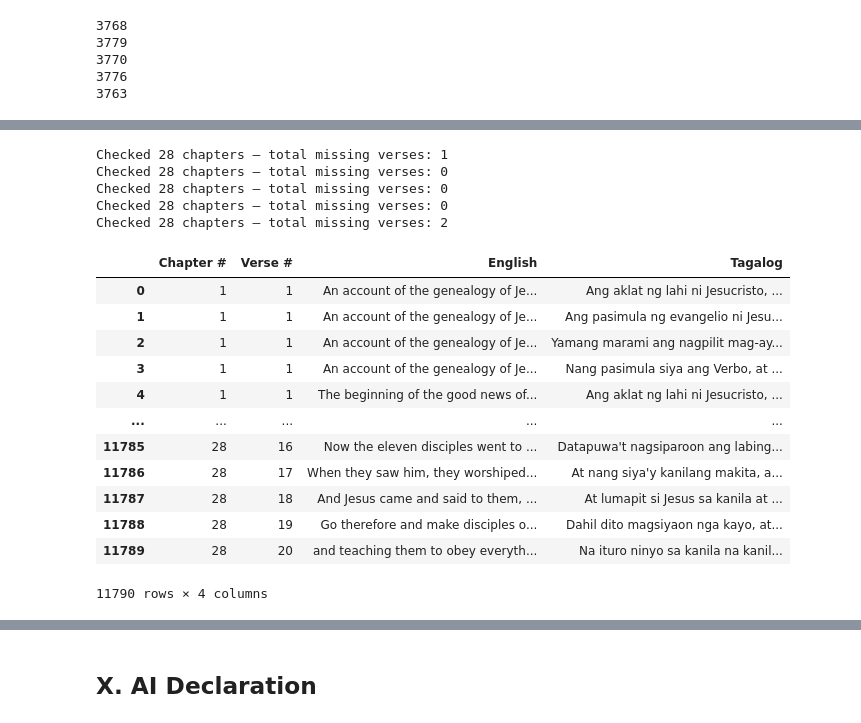
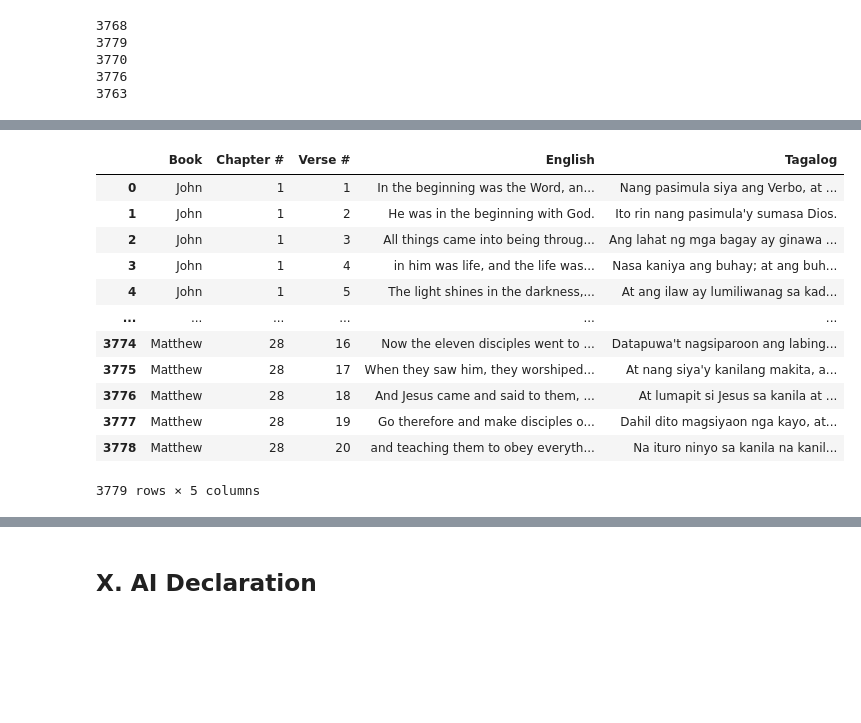
Before and after one commit to clavzno/nlp1000, a Jupyter notebook: main.ipynb, the cells around one changed output, grey strips where cells are left out. Cells and saved outputs as stored; diff of their text form; code cells hidden in the pictures; blank space fills up the shorter version.

```diff
--- a/main.ipynb
+++ b/main.ipynb
@@ -807,45 +807,44 @@ After some digging, we found out that there are some lines that are really missi
-# %%
-# TODO: as defined earlier
-chapterRanges = {
-    "mat": [1, 28],
-    "mrk": [1, 16],
-    "luk": [1, 24],
-    "jhn": [1, 21]
-}
-verseRanges = {
-    "mat": 1071,
-    "mrk": 678,
-    "luk": 1151,
-    "jhn": 879
-}
-
-# TODO: check if verseRange per chapter is the same
-# %% [output]
-Checked 28 chapters — total missing verses: 1
-Checked 28 chapters — total missing verses: 0
-Checked 28 chapters — total missing verses: 0
-Checked 28 chapters — total missing verses: 0
-Checked 28 chapters — total missing verses: 2
+# %%
+# mapper
+def book_title_renamer(df):
+    replacements = {
+        "Mateo": "Matthew", "Matay": "Matthew",
+        "Marcos": "Mark",   "Make": "Mark",
+        "Lucas": "Luke",    "Locya": "Luke",
+        "Juan": "John",     "Yowani": "John"
+    }
+    # if Mateo or Matay replace content to Matthew
+    # if Marcos or Make replace content to Mark
+    # if Lucas or Locya replace content to Luke
+    # if Juan or Yowani replace content to Juan
+    df["Book"] = df["Book"].replace(replacements)
+    return df
+
+tgl_df = book_title_renamer(tgl_df)
+tao_df = book_title_renamer(tao_df)
+pam_df = book_title_renamer(pam_df)
+pag_df = book_title_renamer(pag_df)
 # %%
 # english-tagalog (ENG-TGL)
 eng_tgl = pd.merge(
-    eng_df[['Chapter #', 'Verse #', 'English']],
-    tgl_df[['Chapter #', 'Verse #', 'Tagalog']],
-    on=['Chapter #', 'Verse #'],
-    how='outer'
-)
+    eng_df[['Book', 'Chapter #', 'Verse #', 'English']],
+    tgl_df[['Book', 'Chapter #', 'Verse #', 'Tagalog']],
+    on=['Book', 'Chapter #', 'Verse #'],
+    how='outer'   # this keeps all verses even if missing in one language
+).sort_values(['Book', 'Chapter #', 'Verse #'])
+
 eng_tgl
 # %% [output]
-|  | Chapter # | Verse # | English | Tagalog |
-| 0 | 1 | 1 | An account of the genealogy of Je... | Ang aklat ng lahi ni Jesucristo, ... |
-| 1 | 1 | 1 | An account of the genealogy of Je... | Ang pasimula ng evangelio ni Jesu... |
-| 2 | 1 | 1 | An account of the genealogy of Je... | Yamang marami ang nagpilit mag-ay... |
-| 3 | 1 | 1 | An account of the genealogy of Je... | Nang pasimula siya ang Verbo, at ... |
-| 4 | 1 | 1 | The beginning of the good news of... | Ang aklat ng lahi ni Jesucristo, ... |
-| ... | ... | ... | ... | ... |
-| 11785 | 28 | 16 | Now the eleven disciples went to ... | Datapuwa't nagsiparoon ang labing... |
-| 11786 | 28 | 17 | When they saw him, they worshiped... | At nang siya'y kanilang makita, a... |
-| 11787 | 28 | 18 | And Jesus came and said to them, ... | At lumapit si Jesus sa kanila at ... |
-| 11788 | 28 | 19 | Go therefore and make disciples o... | Dahil dito magsiyaon nga kayo, at... |
-| 11789 | 28 | 20 | and teaching them to obey everyth... | Na ituro ninyo sa kanila na kanil... |
+|  | Book | Chapter # | Verse # | English | Tagalog |
+| 0 | John | 1 | 1 | In the beginning was the Word, an... | Nang pasimula siya ang Verbo, at ... |
+| 1 | John | 1 | 2 | He was in the beginning with God. | Ito rin nang pasimula'y sumasa Dios. |
+| 2 | John | 1 | 3 | All things came into being throug... | Ang lahat ng mga bagay ay ginawa ... |
+| 3 | John | 1 | 4 | in him was life, and the life was... | Nasa kaniya ang buhay; at ang buh... |
+| 4 | John | 1 | 5 | The light shines in the darkness,... | At ang ilaw ay lumiliwanag sa kad... |
+| ... | ... | ... | ... | ... | ... |
+| 3774 | Matthew | 28 | 16 | Now the eleven disciples went to ... | Datapuwa't nagsiparoon ang labing... |
+| 3775 | Matthew | 28 | 17 | When they saw him, they worshiped... | At nang siya'y kanilang makita, a... |
+| 3776 | Matthew | 28 | 18 | And Jesus came and said to them, ... | At lumapit si Jesus sa kanila at ... |
+| 3777 | Matthew | 28 | 19 | Go therefore and make disciples o... | Dahil dito magsiyaon nga kayo, at... |
+| 3778 | Matthew | 28 | 20 | and teaching them to obey everyth... | Na ituro ninyo sa kanila na kanil... |
-11790 rows × 4 columns
+3779 rows × 5 columns
```
Also changed, not shown: parts of 13 cells of this notebook, 3 other files.
